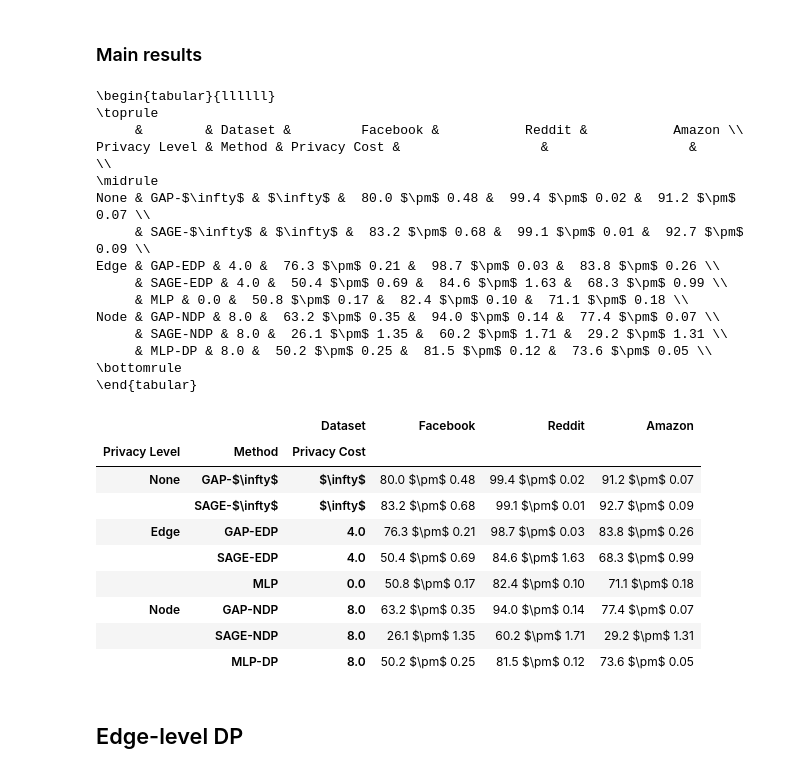
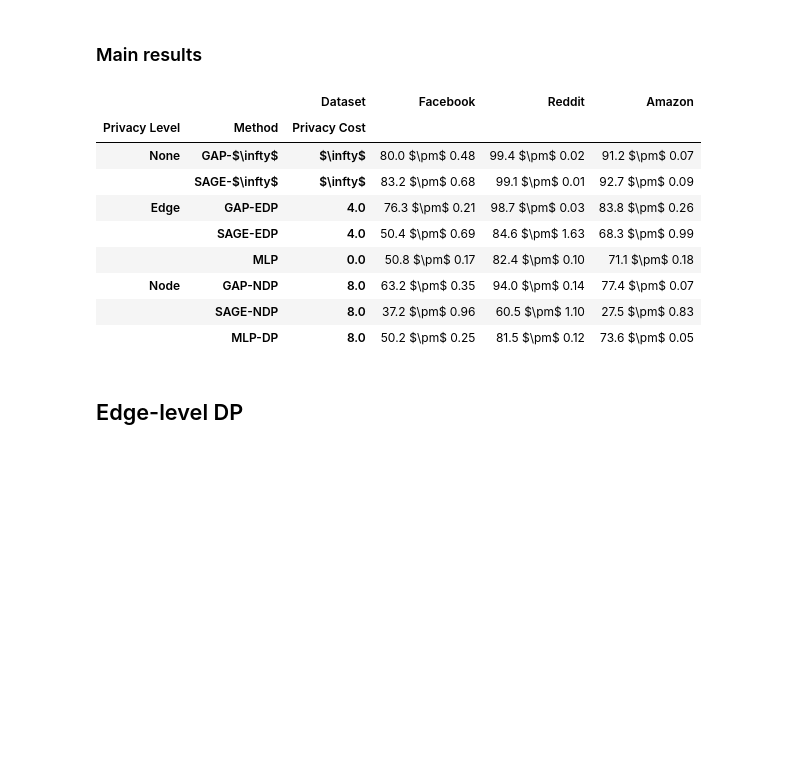
Before and after one commit to sisaman/GAP, a Jupyter notebook: results.ipynb, the cells around one changed output. Cells and saved outputs as stored; diff of their text form; code cells hidden in the pictures; blank space fills up the shorter version.

```diff
--- a/results.ipynb
+++ b/results.ipynb
@@ -60,7 +60,7 @@ for run in tqdm(runs):
 # %% [markdown]
 ### Main results
 # %%
-cols = ['id', 'method', 'dataset', 'epsilon', 'val/acc_mean', 'test/acc_mean', 'test/acc_ci']
+cols = ['id', 'method', 'dataset', 'epsilon', 'train/acc_mean', 'val/acc_mean', 'test/acc_mean', 'test/acc_ci']
 methods = ['GAP-$\infty$', 'SAGE-$\infty$', 'GAP-EDP', 'SAGE-EDP', 'MLP', 'GAP-NDP', 'SAGE-NDP', 'MLP-DP']
 
 df = pd.DataFrame(data_list)
@@ -72,14 +72,14 @@ df.loc[df['dp_level'] == 'none', 'epsilon'] = np.inf
 df = df.loc[(df['dp_level'] != 'edge') | (df['epsilon'].isin([0,4]))]
 df = df.loc[(df['dp_level'] != 'node') | (df['epsilon'] == 8)]
 
-df.loc[df['method'] == 'SAGE-NDP', 'val/acc_mean'] = 0 # validation is disabled for SAGE-NDP
+df.loc[df['method'] == 'SAGE-NDP', 'val/acc_mean'] = df.loc[df['method'] == 'SAGE-NDP', 'train/acc_mean'] # validation is disabled for SAGE-NDP
 idx = df.groupby(['dataset', 'method', 'epsilon'])['val/acc_mean'].idxmax().values
 df = df.loc[idx]
 
 df['acc'] = df[['test/acc_mean', 'test/acc_ci']].apply(
     lambda row: '%.1f $\pm$ %.2f' % (row['test/acc_mean'], row['test/acc_ci']), axis=1
 )
-df = df.drop(columns=['id', 'val/acc_mean', 'test/acc_mean', 'test/acc_ci'])
+df = df.drop(columns=['id', 'train/acc_mean', 'val/acc_mean', 'test/acc_mean', 'test/acc_ci'])
 
 def sort_key(row):
     keys = {
@@ -90,50 +90,35 @@ def sort_key(row):
     if isinstance(row, pd.Index):
         s = row.to_series()
         s = s.replace(keys)
         return pd.Index(s)
     else:
         return row.replace(keys)
 
 df = df.sort_values(by=['dataset', 'dp_level', 'method'], key=sort_key)
 df = df.pivot(columns='dataset', index=['dp_level', 'method', 'epsilon'], values='acc')
 df = df.reset_index().sort_values(
     by=['dp_level', 'method'],
     key=sort_key
 ).set_index(['dp_level', 'method', 'epsilon'])
 df = df.sort_index(axis=1, key=sort_key)
 df = df.rename(str.title, axis=1)
 df = df.rename(str.title, axis=0, level=0)
 df = df.rename_axis(index={'dp_level': 'Privacy Level', 'epsilon': 'privacy cost'})
 df = df.rename_axis(index=str.title)
 df = df.rename_axis(columns=str.title)
 df = df.rename({np.inf: '$\infty$'}, axis=0, level=2)
-print(df.to_latex(escape=False))
+# print(df.to_latex(escape=False))
 df
 # %% [output]
-\begin{tabular}{llllll}
-\toprule
-     &        & Dataset &         Facebook &           Reddit &           Amazon \\
-Privacy Level & Method & Privacy Cost &                  &                  &                  \\
-\midrule
-None & GAP-$\infty$ & $\infty$ &  80.0 $\pm$ 0.48 &  99.4 $\pm$ 0.02 &  91.2 $\pm$ 0.07 \\
-     & SAGE-$\infty$ & $\infty$ &  83.2 $\pm$ 0.68 &  99.1 $\pm$ 0.01 &  92.7 $\pm$ 0.09 \\
-Edge & GAP-EDP & 4.0 &  76.3 $\pm$ 0.21 &  98.7 $\pm$ 0.03 &  83.8 $\pm$ 0.26 \\
-     & SAGE-EDP & 4.0 &  50.4 $\pm$ 0.69 &  84.6 $\pm$ 1.63 &  68.3 $\pm$ 0.99 \\
-     & MLP & 0.0 &  50.8 $\pm$ 0.17 &  82.4 $\pm$ 0.10 &  71.1 $\pm$ 0.18 \\
-Node & GAP-NDP & 8.0 &  63.2 $\pm$ 0.35 &  94.0 $\pm$ 0.14 &  77.4 $\pm$ 0.07 \\
-     & SAGE-NDP & 8.0 &  26.1 $\pm$ 1.35 &  60.2 $\pm$ 1.71 &  29.2 $\pm$ 1.31 \\
-     & MLP-DP & 8.0 &  50.2 $\pm$ 0.25 &  81.5 $\pm$ 0.12 &  73.6 $\pm$ 0.05 \\
-\bottomrule
-\end{tabular}
 |  |  | Dataset | Facebook | Reddit | Amazon |
 | Privacy Level | Method | Privacy Cost |  |  |  |
 | None | GAP-$\infty$ | $\infty$ | 80.0 $\pm$ 0.48 | 99.4 $\pm$ 0.02 | 91.2 $\pm$ 0.07 |
 |  | SAGE-$\infty$ | $\infty$ | 83.2 $\pm$ 0.68 | 99.1 $\pm$ 0.01 | 92.7 $\pm$ 0.09 |
 | Edge | GAP-EDP | 4.0 | 76.3 $\pm$ 0.21 | 98.7 $\pm$ 0.03 | 83.8 $\pm$ 0.26 |
 |  | SAGE-EDP | 4.0 | 50.4 $\pm$ 0.69 | 84.6 $\pm$ 1.63 | 68.3 $\pm$ 0.99 |
 |  | MLP | 0.0 | 50.8 $\pm$ 0.17 | 82.4 $\pm$ 0.10 | 71.1 $\pm$ 0.18 |
 | Node | GAP-NDP | 8.0 | 63.2 $\pm$ 0.35 | 94.0 $\pm$ 0.14 | 77.4 $\pm$ 0.07 |
-|  | SAGE-NDP | 8.0 | 26.1 $\pm$ 1.35 | 60.2 $\pm$ 1.71 | 29.2 $\pm$ 1.31 |
+|  | SAGE-NDP | 8.0 | 37.2 $\pm$ 0.96 | 60.5 $\pm$ 1.10 | 27.5 $\pm$ 0.83 |
 |  | MLP-DP | 8.0 | 50.2 $\pm$ 0.25 | 81.5 $\pm$ 0.12 | 73.6 $\pm$ 0.05 |
 # %% [markdown]
 ## Edge-level DP
```
Also changed, not shown: parts of 1 cell of this notebook.
